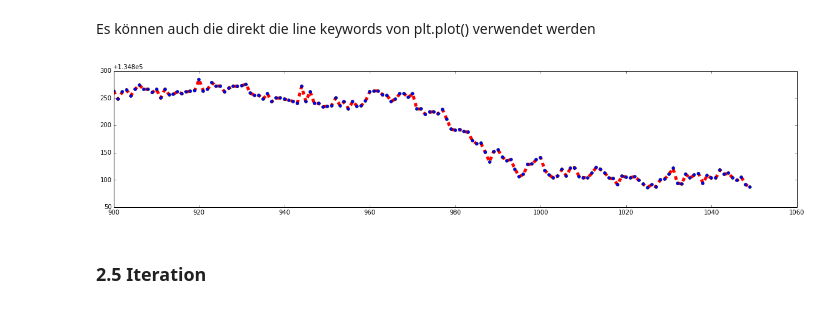
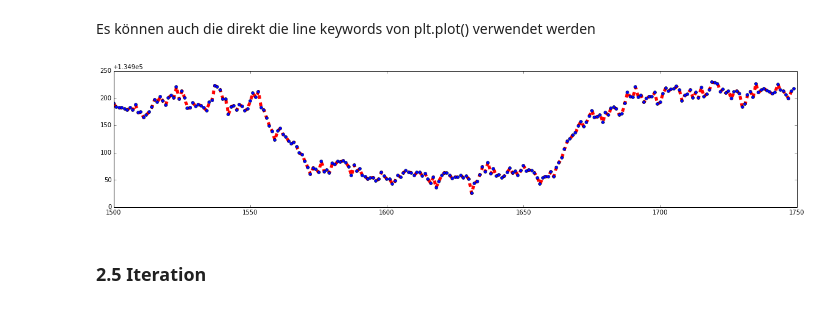
Before and after one commit to t--wagner/pycounting, a Jupyter notebook: PyCounting Tutorial.ipynb, the cells around one changed output. Drawn from its saved outputs; the diff is of its cells as text; code cells hidden in the pictures.

```diff
--- a/PyCounting Tutorial.ipynb
+++ b/PyCounting Tutorial.ipynb
@@ -197,11 +203,11 @@ trace.plot(start=0, stop=5e3);
 Es können auch die direkt die line keywords von plt.plot() verwendet werden
 # %%
 fig = plt.figure(figsize=(20, 4))
-trace.plot(start=900, stop=1050,
+trace.plot(start=1500, stop=1750,
            color='red', linestyle='--', linewidth=5,
            marker='o', markersize=5, markerfacecolor='blue');
 # %% [output]
-[figure, old version]
+[figure, new version]
 # %% [markdown]
 ### 2.5 Iteration
 # %% [markdown]
```
Also changed, not shown: parts of 7 cells of this notebook, 1 other file.
